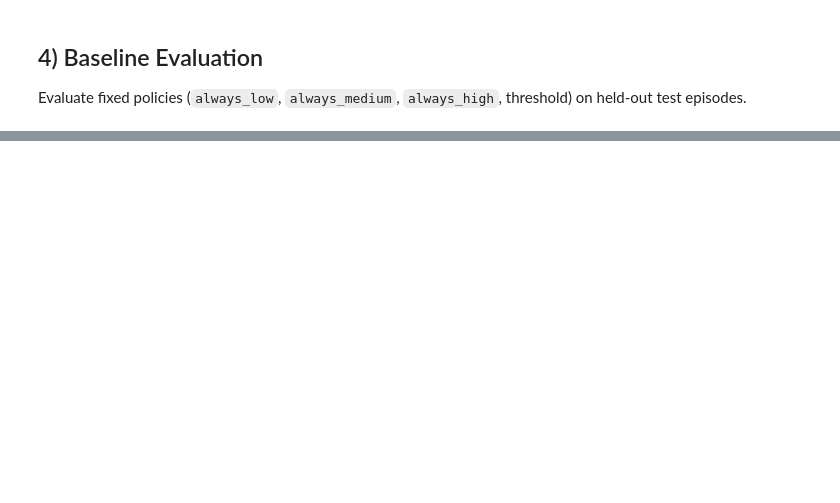
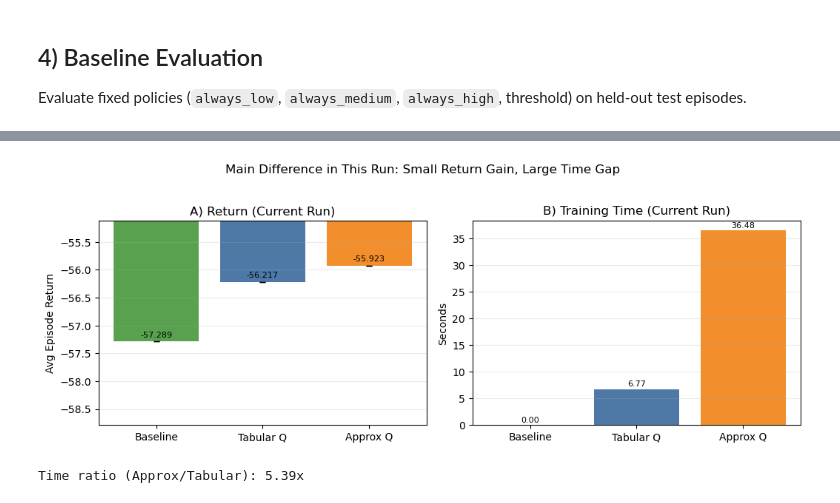
Before and after one commit to z1L0Ng/EE473, a Jupyter notebook: notebooks/final_project.ipynb, the cells around one changed output, grey strips where cells are left out. Cells and saved outputs as stored; diff of their text form; code cells hidden in the pictures; blank space fills up the shorter version.

```diff
--- a/notebooks/final_project.ipynb
+++ b/notebooks/final_project.ipynb
@@ -148,9 +173,9 @@ print(f"    miss_rate  = {bm['miss_rate']:.4f}")
 # %%
 from approx_q import ApproxQLearningConfig, train_linear_approx_q_learning
 
-# ── Linear Approximation Q-learning (400 epochs, single seed) ────────────────
+#Linear Approximation Q-learning
 approx_cfg = ApproxQLearningConfig(
-    num_epochs=400,
+    num_epochs=300,
     alpha=0.02,
     gamma=0.98,
     epsilon_start=0.30,
@@ -238,15 +362,14 @@ Total dimension: `66`.
 # %%
-# Compact policy snapshot from saved tabular Q-table (no heatmap in report PDF)
 action_names = DEFAULT_ENV_CONFIG.action_names
 n_w = len(DEFAULT_ENV_CONFIG.workload_bins) - 1
 n_q = len(DEFAULT_ENV_CONFIG.queue_bins) - 1
 counts = {a: 0 for a in action_names}
 for w in range(n_w):
     for q in range(n_q):
-        a = int(np.argmax(q_table_best[w, q, 4]))  # battery_bin=4
+        a = int(np.argmax(q_table_run[w, q, 4]))  # battery_bin = 4
         counts[action_names[a]] += 1
 
 total = sum(counts.values())
-print('Greedy action distribution on (workload_bin, queue_bin), battery_bin=4:')
-for k,v in counts.items():
+print('Greedy action distribution (workload_bin x queue_bin, battery_bin=4):')
+for k, v in counts.items():
     print(f"  {k:<6}: {v}/{total} ({100*v/total:.1f}%)")
@@ -265,66 +436,38 @@ Right: mean training wall-clock time. This panel explains the practical cost dif
 # %%
-import json
 import matplotlib.pyplot as plt
 
-phase3_json = ROOT / 'results/phase3_multiseed_120.json'
-with phase3_json.open('r', encoding='utf-8') as f:
-    payload = json.load(f)
-
-rows = payload['rows']
-# Keep display order fixed for readability.
-order = [
-    'baseline:always_low',
-    'tabular_q_learning(best-per-seed)',
-    'linear_approx_q_learning(best-per-seed)',
-]
-label_map = {
-    'baseline:always_low': 'Baseline (always_low)',
-    'tabular_q_learning(best-per-seed)': 'Tabular Q',
-    'linear_approx_q_learning(best-per-seed)': 'Linear Approx Q',
-}
-row_map = {r['method']: r for r in rows}
-ordered = [row_map[k] for k in order]
-
-labels = [label_map[r['method']] for r in ordered]
-returns = [float(r['avg_episode_return_mean']) for r in ordered]
-ret_std = [float(r['avg_episode_return_std']) for r in ordered]
-times = [float(r['training_wall_time_sec_mean']) for r in ordered]
-
-baseline_ret = returns[0]
-gaps = [x - baseline_ret for x in returns]
-
-fig, axes = plt.subplots(1, 2, figsize=(11, 3.8))
+labels = ['Baseline', 'Tabular Q', 'Approx Q']
+returns = [best_baseline['avg_episode_return'], tab_run['avg_episode_return'], apx_run['avg_episode_return']]
+# Use std=0 for this single run view
+ret_std = [0.0, 0.0, 0.0]
+times = [0.0, tabular_time, approx_time]
 colors = ['#59a14f', '#4e79a7', '#f28e2b']
 
-# Panel A: return comparison (zoomed y-range for visibility)
+fig, axes = plt.subplots(1, 2, figsize=(10.5, 3.8))
+
 ax = axes[0]
-bars = ax.bar(labels, returns, yerr=ret_std, capsize=4, color=colors)
-ax.set_title('A) Return Comparison (5 seeds)')
+bars = ax.bar(labels, returns, yerr=ret_std, capsize=3, color=colors)
+ax.set_title('A) Return (Current Run)')
 ax.set_ylabel('Avg Episode Return')
 ax.grid(axis='y', alpha=0.25)
-ax.set_ylim(min(returns) - 0.6, max(returns) + 0.4)
-for i, (b, r, g) in enumerate(zip(bars, returns, gaps)):
-    txt = f'{r:.3f}' if i == 0 else f'{r:.3f}\n(Δ {g:+.3f})'
-    ax.text(b.get_x() + b.get_width()/2, r + 0.03, txt, ha='center', va='bottom', fontsize=8)
-ax.tick_params(axis='x', rotation=10)
+ax.set_ylim(min(returns) - 1.5, max(returns) + 0.8)
+for b, r in zip(bars, returns):
+    ax.text(b.get_x() + b.get_width()/2, r + 0.05, f'{r:.3f}', ha='center', va='bottom', fontsize=8)
 
-# Panel B: training time
 ax2 = axes[1]
 bars2 = ax2.bar(labels, times, color=colors)
-ax2.set_title('B) Training Time (mean sec)')
+ax2.set_title('B) Training Time (Current Run)')
 ax2.set_ylabel('Seconds')
 ax2.grid(axis='y', alpha=0.25)
 for b, t in zip(bars2, times):
-    ax2.text(b.get_x() + b.get_width()/2, t + 0.3, f'{t:.2f}', ha='center', va='bottom', fontsize=8)
-ax2.tick_params(axis='x', rotation=10)
+    ax2.text(b.get_x() + b.get_width()/2, t + 0.2, f'{t:.2f}', ha='center', va='bottom', fontsize=8)
 
-fig.suptitle('Main Quantitative Difference: Small Return Gain vs Large Time Cost', y=1.03)
+fig.suptitle('Main Difference in This Run: Small Return Gain, Large Time Gap', y=1.03)
 plt.tight_layout()
 plt.show()
 
-print('Key numbers:')
-print(f"  Baseline return      : {returns[0]:.3f}")
-print(f"  Tabular Q return     : {returns[1]:.3f} (Δ {gaps[1]:+.3f} vs baseline)")
-print(f"  Approx Q return      : {returns[2]:.3f} (Δ {gaps[2]:+.3f} vs baseline)")
-print(f"  Training time ratio  : approx/tabular = {times[2]/times[1]:.2f}x")
+print(f"Time ratio (Approx/Tabular): {approx_time/tabular_time:.2f}x")
+# %% [output]
+[figure, added]
+Time ratio (Approx/Tabular): 5.39x
 # %% [markdown]
```
Also changed, not shown: parts of 40 cells of this notebook, 1 other file.
